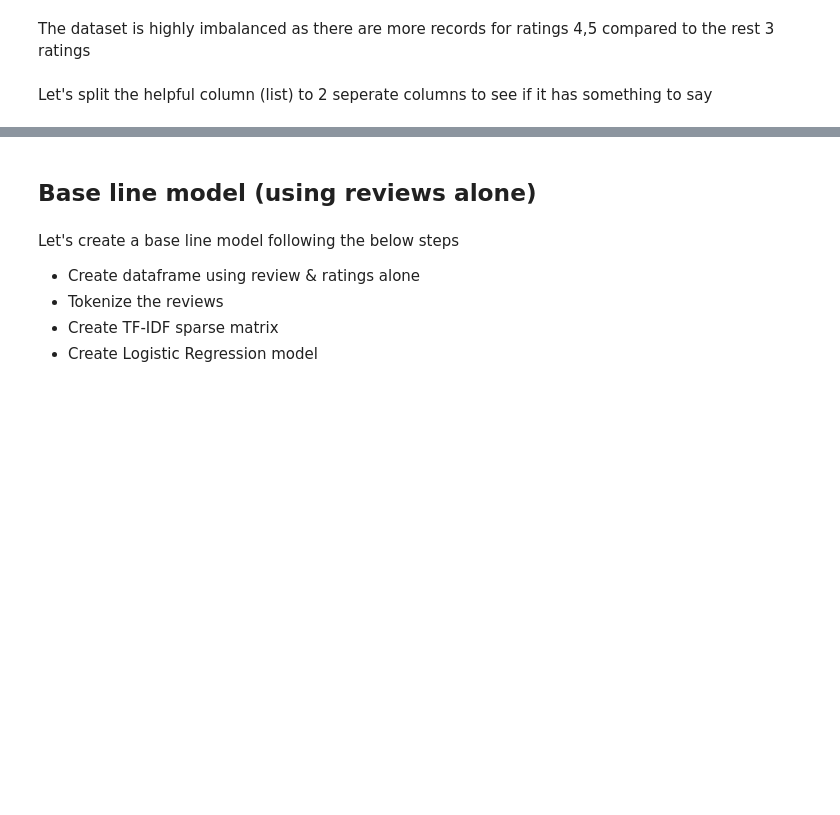
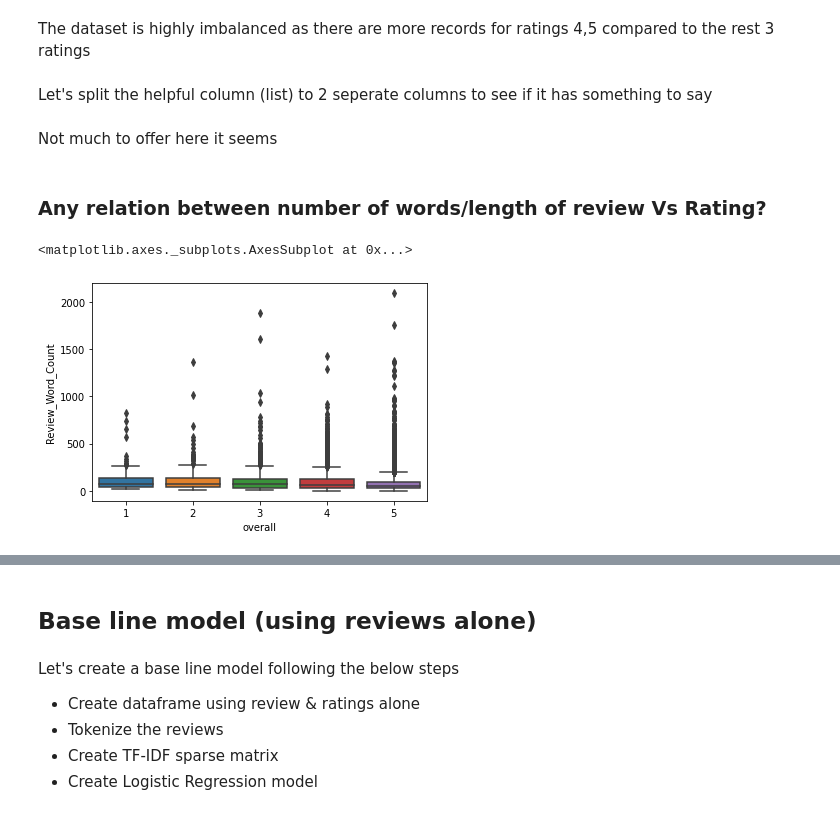
Before and after one commit to SaiPavanKumarB/Music-Review-Ratings-Prediction, a Jupyter notebook: Sri_Music_Ratings_Prediction_By_Reviews.ipynb, the cells around one changed output, grey strips where cells are left out. Saved outputs shown, nothing was run; the diff lists cells and outputs as text; code cells hidden in the pictures; blank space fills up the shorter version.

```diff
--- a/Sri_Music_Ratings_Prediction_By_Reviews.ipynb
+++ b/Sri_Music_Ratings_Prediction_By_Reviews.ipynb
@@ -75,3 +79,14 @@ The dataset is highly imbalanced as there are more records for ratings 4,5 compa
 Let's split the helpful column (list) to 2 seperate columns to see if it has something to say
 # %%
 df[['helpful_1','helpful_2']] = pd.DataFrame(df['helpful'].to_list())
+# %% [markdown]
+Not much to offer here it seems
+# %% [markdown]
+### Any relation between number of words/length of review Vs Rating?
+# %%
+df['Review_Word_Count'] = df['reviewText'].apply(lambda x: len(re.findall(r'\w+', x)))
+
+sns.boxplot(df['overall'],df['Review_Word_Count'])
+# %% [output]
+<matplotlib.axes._subplots.AxesSubplot at 0x...>
+[figure, added]
```
Also changed, not shown: parts of 17 cells of this notebook.
